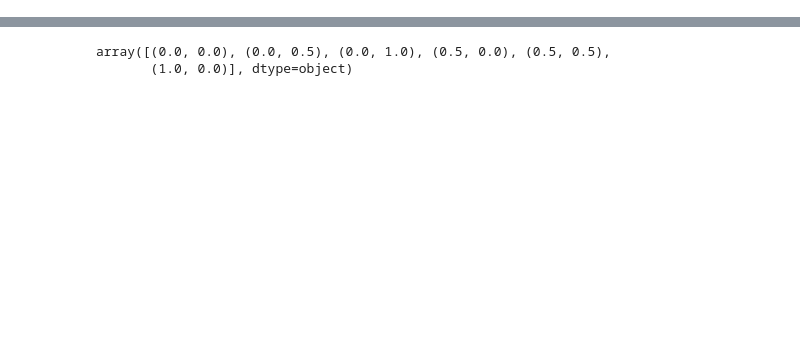
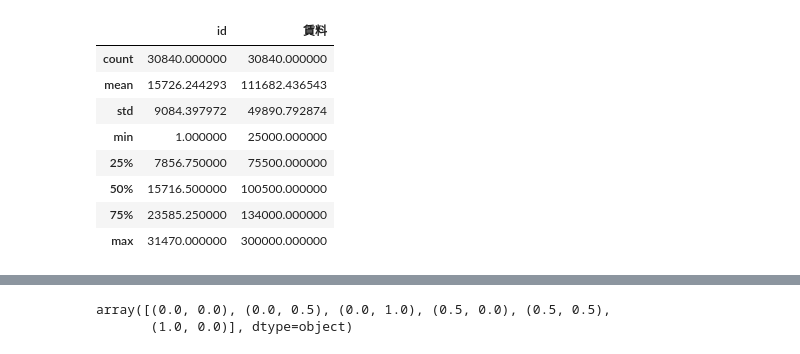
Before and after one commit to MosasoM/mynavi, a Jupyter notebook: mynavi_datavis.ipynb, the cells around one changed output, grey strips where cells are left out. Cells and saved outputs as stored; diff of their text form; code cells hidden in the pictures; blank space fills up the shorter version.

```diff
--- a/mynavi_datavis.ipynb
+++ b/mynavi_datavis.ipynb
@@ -1471,0 +105,12 @@ array([116208.28514655, 127517.73732021, 113991.11131131, 126737.89448052,
+# %%
+train.query("賃料<=@th").describe()
+# %% [output]
+|  | id | 賃料 |
+| count | 30840.000000 | 30840.000000 |
+| mean | 15726.244293 | 111682.436543 |
+| std | 9084.397972 | 49890.792874 |
+| min | 1.000000 | 25000.000000 |
+| 25% | 7856.750000 | 75500.000000 |
+| 50% | 15716.500000 | 100500.000000 |
+| 75% | 23585.250000 | 134000.000000 |
+| max | 31470.000000 | 300000.000000 |
```
Also changed, not shown: parts of 96 cells of this notebook, 26 other files.
